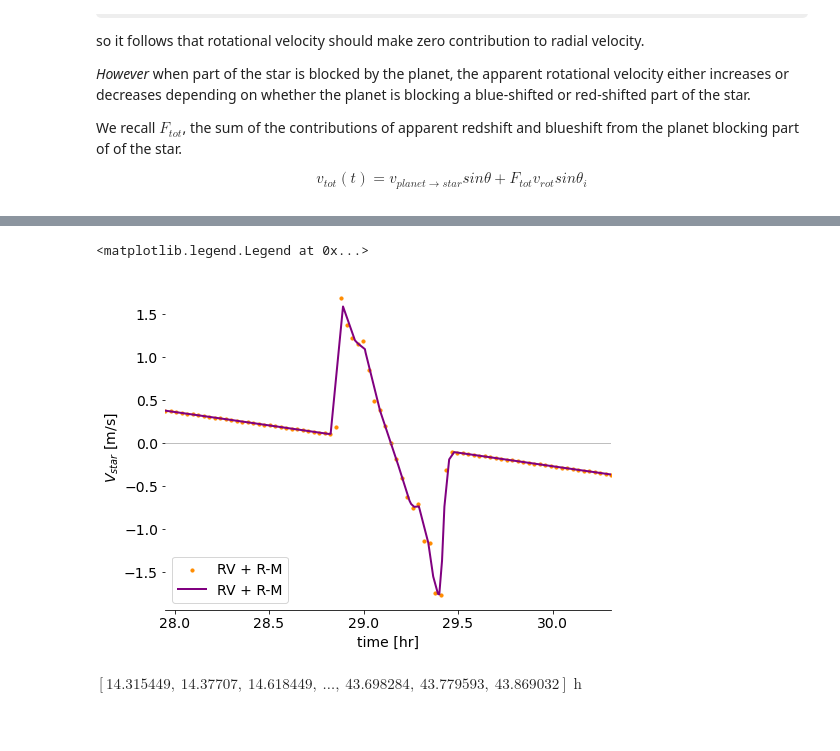
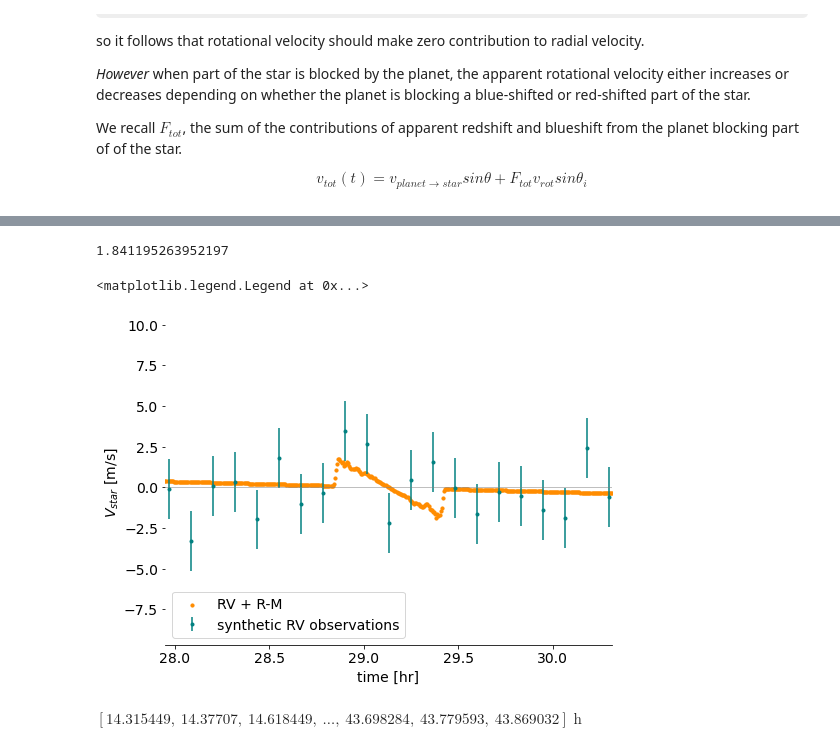
Before and after one commit to namagu/rossiter-mclaughlin-coaddventure, a Jupyter notebook: rv_from_scratch.ipynb, the cells around one changed output, grey strips where cells are left out. Cells and saved outputs as stored; diff of their text form; code cells hidden in the pictures; some formulas as TeX source.

```diff
--- a/rv_from_scratch.ipynb
+++ b/rv_from_scratch.ipynb
@@ -169,5 +174,5 @@ def set_up_star(star, custom=False):
 # %%
-def kepler_solver(n, P, nP, theta0, r0):
+def kepler_solver(n, P, nP, theta0, r0, noise=0):
     """
     Solve for r, theta at range of times, t
 
@@ -177,6 +182,7 @@ def kepler_solver(n, P, nP, theta0, r0):
       nP, number of periods
       theta0, initial theta(t=0)
       r0, initial r(t=0) [AU]
+      noise, value of scatter in time (ex. 0.01)
 
     Returns:
       arrays of r, theta values and x, y values
@@ -190,7 +196,10 @@ def kepler_solver(n, P, nP, theta0, r0):
 
     dt = P / n        # duration of time step
     print(f"dt = {dt.to(u.hr)} for {n} steps")
-    t_array = np.linspace(0, P*nP, n*nP)  # array of time steps from 0 to P
+    t_array = np.linspace(0, P*nP, n*nP).value  # array of time steps from 0 to P
+    t_scatter = np.random.normal(0, noise, t_array.shape)
+    t_array += t_scatter
+    t_array = t_array * u.d
 
     # initialize array of longitudes for each time step
     thetas = np.zeros(len(t_array))
@@ -299,9 +308,12 @@ r0 = a * (1 - e)  # initial planet position, default: periastron
 
 
 # initialize kepler solving
-n = 1000         # number of steps
+n = 5000         # number of steps
 nP = 2            # number of periodts the time goes for
 
 # solve kepler equation
 t_array, r, thetas, x, y, z = kepler_solver(n, P, nP, theta0, r0)
+
+# estimate observed measurements
+t_obs, ro, thetaso, xo, yo, zo = kepler_solver(n//100, P, nP, theta0, r0, 0.08)
 # %% [output]
@@ -840,4 +857,13 @@ dvrot = orbit_drvs * vrot
 # add Ross-McL contribution
 rmrv = rv + dvrot
 # %%
-vrot
+## set error parameters (from MAROON-X, Jenn Burt)
+sigma_phot = 1.7   # RV photon uncertainty [m/s]
+sigma_floor = 0.5  # RV instrument floor [m/s]
+sigma_jit = 0.5    # Stellar jitter term [m/s]
+sigma_all = np.sqrt(sigma_phot**2 + sigma_floor**2 + sigma_jit**2) # Add all unc. terms in quadrature
+
+# Now add noise to it according to sigma_all
+res = np.random.normal(scale=sigma_all, size=len(rv))
+rmrv_obs = rmrv.value + res
+rmrv_obs *= (u.m / u.s)
@@ -846,3 +880,7 @@ $748.77243 \; \mathrm{\frac{m}{s}}$
+# %%
+sigma_all
+# %% [output]
+1.841195263952197
 # %%
 # figure setup
 fig = plt.figure(figsize=(8,6))
@@ -863,14 +901,17 @@ skip = 1
 
 
 # recall that rmrv = dvrot + rv
-scale = 1
-
 ax.scatter(t_array.to(u.hr), rmrv,
         c = 'darkorange', s=10,
         #lw=2, c='darkorange',
         label=f"RV + R-M") # (scaled by {scale})")
 
 
+# plot observed
+skip=20
+ax.errorbar(t_array[::skip].to(u.hr), rmrv_obs[::skip], yerr=sigma_all*(u.m/u.s),
+            c='teal', fmt='.',label=f"synthetic RV observations"
+           )
 
 # plot just the r-m distrubance
 # scale = 1
@@ -881,48 +922,46 @@ ax.scatter(t_array.to(u.hr), rmrv,
 # plot observations
 
 # Plot interpolated curve
-from scipy.interpolate import interp1d
+# from scipy.interpolate import interp1d
 
-#Add some randomization around the observation times, so it's not always at exactly the same minute of the night
-twindow = t_array[(n*nP)//4: 3*(n*nP)//4]
-t_scatter = np.random.normal(0,0.01,twindow.shape) * u.d
-t_obs = np.sort(twindow + t_scatter)
-
-
+# #Add some randomization around the observation times, so it's not always at exactly the same minute of the night
+# twindow = t_array[(n*nP)//4: 3*(n*nP)//4]
+# t_scatter = np.random.normal(0,0.01,twindow.shape) * u.d
+# t_obs = np.sort(twindow + t_scatter)
 # do the linear interpolation and calculate new y values:
 # f_lin = interp1d(t_array, rmrv)
 # ynew_lin = f_lin((t_obs.value))
 # plt.plot((t_obs).to(u.h), ynew_lin,
 #         #c = 'purple', s=2,
 #         lw=2, c='purple',
 #         label=f"RV + R-M") # (scaled by {scale})")
 
 
 # formatting
 #ax.set_title(r"radial $V_{star}$ with Rossiter-McLaughlin")
 ax.set_xlabel(r"time [hr]")
 ax.set_ylabel(r"$V_{star}$ [m/s]")
 
 
 middle = P.to(u.hr).value  # 1 to start at 0
 window = 2*dur/P
 ax.set_xlim(middle*(1-window), middle*(1+window))  # R-M window
 
 # additional visual markers
 # ax.vlines((P).to(u.h).value,ax.get_ylim()[0],ax.get_ylim()[1],
 #           color='grey', alpha=0.4 , label=f"P = {P}")
 ax.hlines(0,middle*(1-window), middle*(1+window),lw=1,colors='grey',alpha=0.5)
 
 for spine in ax.spines: ax.spines[spine].set_visible(False)
 ax.spines['bottom'].set_visible(True)
 
 
 #ax.set_facecolor("lightgrey")
 #plt.grid(c='white')
 plt.legend(loc='lower left')
 # %% [output]
 <matplotlib.legend.Legend at 0x...>
-[figure, old version]
+[figure, new version]
 # %%
 f = (t_obs).to(u.h)
 np.sort(f)
```
Also changed, not shown: parts of 12 cells of this notebook.
